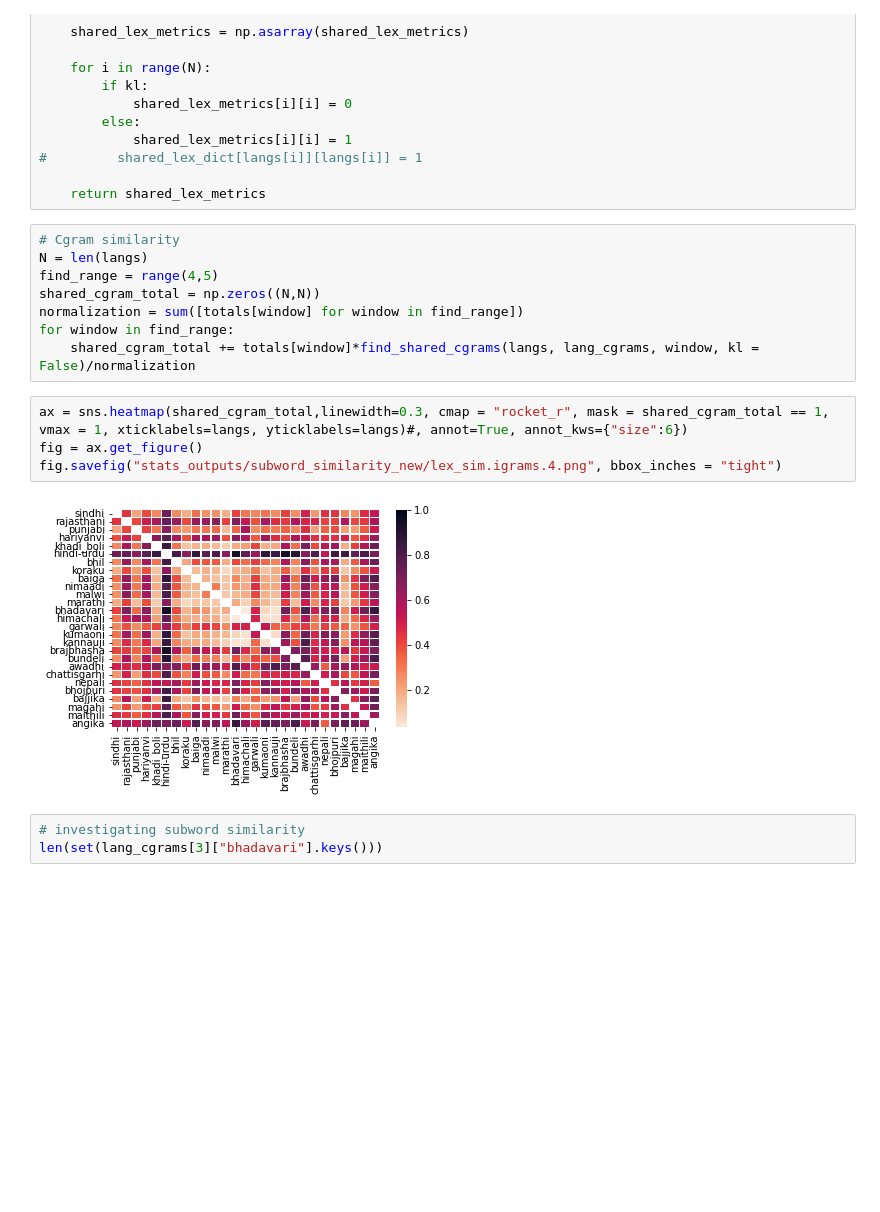
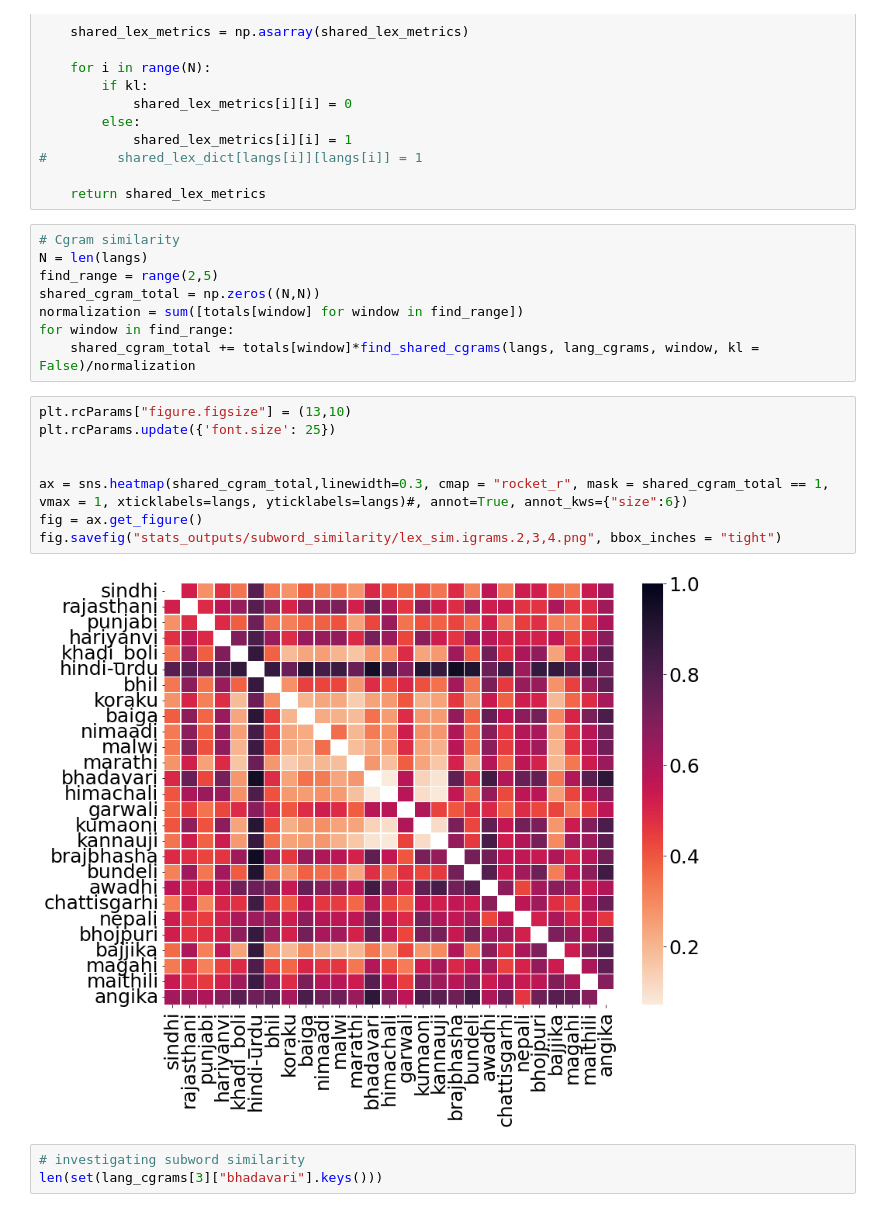
Before and after one commit to niyatibafna/north-indian-dialect-modelling, a Jupyter notebook: stats/calculating_subword_similarity.ipynb, the cells around one changed output. Drawn from its saved outputs; the diff is of its cells as text; blank space fills up the shorter version.

```diff
--- a/stats/calculating_subword_similarity.ipynb
+++ b/stats/calculating_subword_similarity.ipynb
@@ -283,17 +283,21 @@ def find_shared_cgrams(langs, lang_cgrams, window, kl = False):
 # %%
 # Cgram similarity
 N = len(langs)
-find_range = range(4,5)
+find_range = range(2,5)
 shared_cgram_total = np.zeros((N,N))
 normalization = sum([totals[window] for window in find_range])
 for window in find_range:
     shared_cgram_total += totals[window]*find_shared_cgrams(langs, lang_cgrams, window, kl = False)/normalization
 # %%
+plt.rcParams["figure.figsize"] = (13,10)
+plt.rcParams.update({'font.size': 25})
+
+
 ax = sns.heatmap(shared_cgram_total,linewidth=0.3, cmap = "rocket_r", mask = shared_cgram_total == 1, vmax = 1, xticklabels=langs, yticklabels=langs)#, annot=True, annot_kws={"size":6})
 fig = ax.get_figure()
-fig.savefig("stats_outputs/subword_similarity_new/lex_sim.igrams.4.png", bbox_inches = "tight")
+fig.savefig("stats_outputs/subword_similarity/lex_sim.igrams.2,3,4.png", bbox_inches = "tight")
 # %% [output]
-[figure, old version]
+[figure, new version]
 # %%
 # investigating subword similarity
 len(set(lang_cgrams[3]["bhadavari"].keys()))
```
Also changed, not shown: parts of 4 cells of this notebook, 23 other files.
